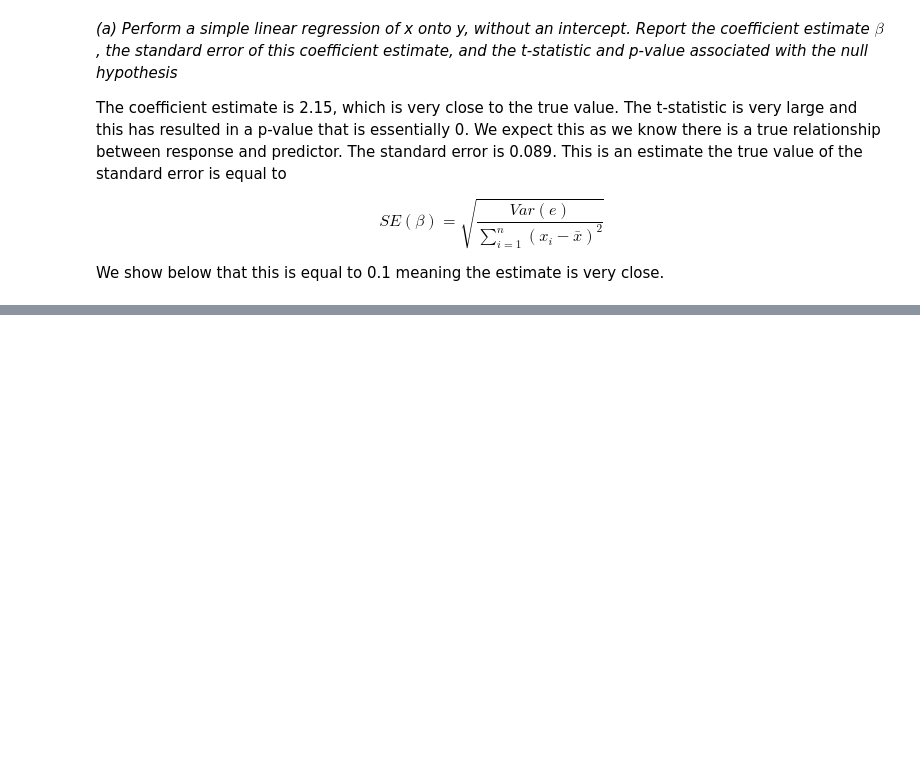
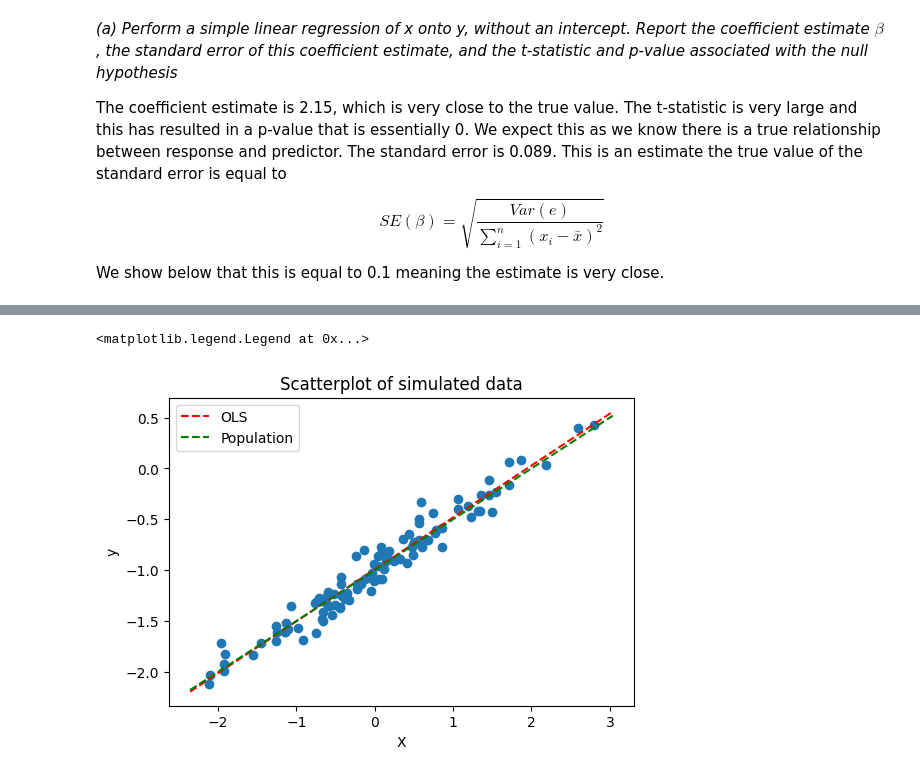
Before and after one commit to cainemerrick98/statistical_learning_problems, a Jupyter notebook: 2 linear regression/applied.ipynb, the cells around one changed output, grey strips where cells are left out. Drawn from its saved outputs; the diff is of its cells as text; code cells hidden in the pictures; blank space fills up the shorter version.

```diff
--- a/2 linear regression/applied.ipynb
+++ b/2 linear regression/applied.ipynb
@@ -673,0 +857,7 @@ Notes:
+# %%
+eps_less_noise = np.random.normal(loc=0, scale=0.1, size=100) #variance decreases 0.25 -> 0.1
+y = -1 + 0.5 * X + eps_less_noise
+
+simulated_lr = OLS(y, X_wintercept)
+simulated_results = simulated_lr.fit()
+simulated_results.summary()
@@ -673,0 +884,22 @@ Notes:
+# %%
+figure = plt.figure(figsize=(6,4))
+ax = figure.add_subplot()
+
+ax.scatter(x=X, y=y)
+
+#plotting regression lines
+ols_coefficient, ols_intercept = simulated_results.params
+x_lim = ax.get_xlim()
+y_lim_ols = [ols_intercept + x_lim[0]*ols_coefficient, ols_intercept + x_lim[1]*ols_coefficient]
+y_lim_pop = [-1 + x_lim[0]*0.5, -1 + x_lim[1]*0.5]
+
+ax.plot(x_lim, y_lim_ols, ls='--', c='red', label='OLS')
+ax.plot(x_lim, y_lim_pop, ls='--', c='green', label='Population')
+
+ax.set_title('Scatterplot of simulated data')
+ax.set_xlabel('X')
+ax.set_ylabel('y')
+ax.legend()
+# %% [output]
+<matplotlib.legend.Legend at 0x...>
+[figure, added]
```
Also changed, not shown: parts of 61 cells of this notebook.
